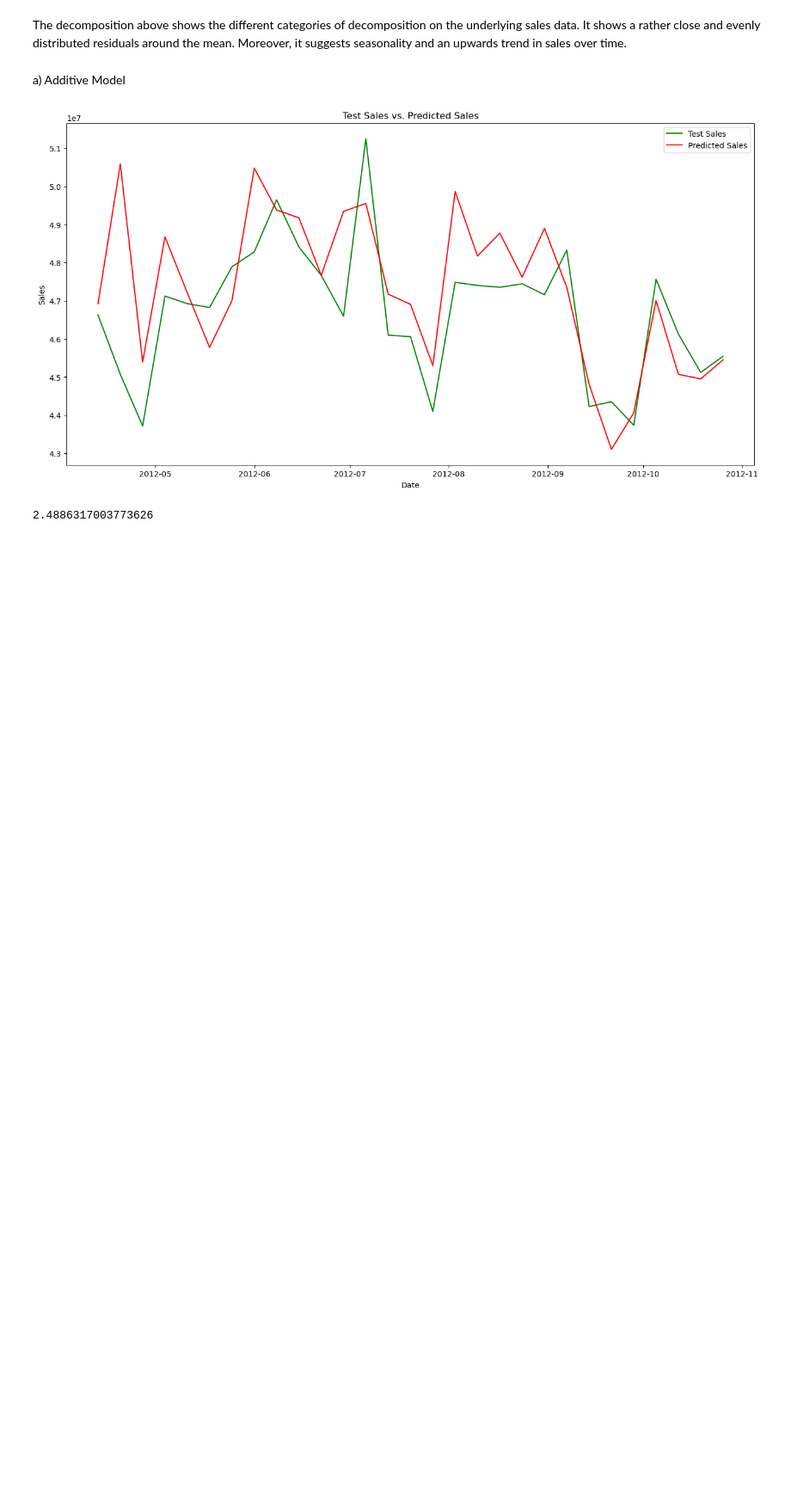
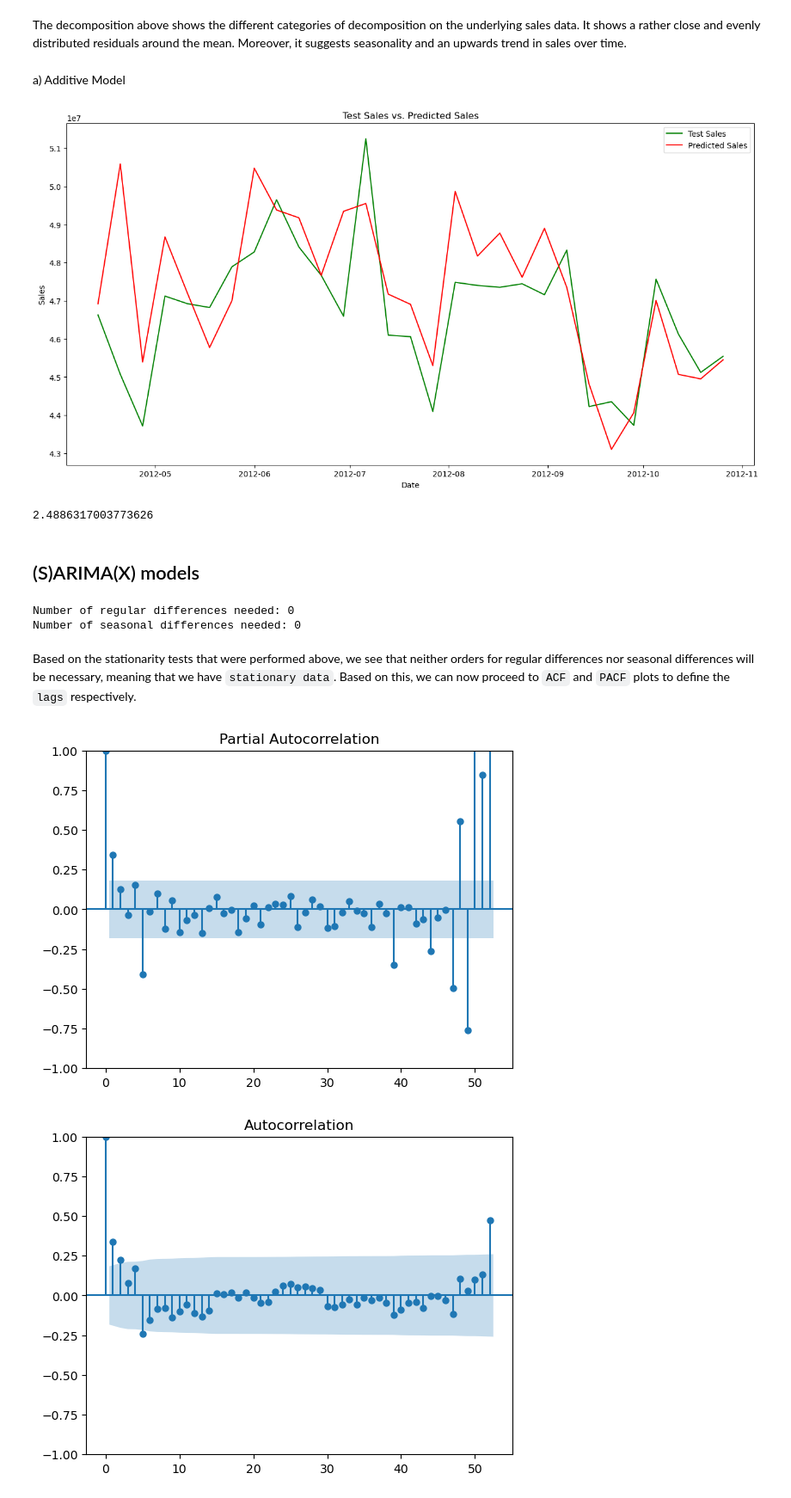
Before and after one commit to FelixRaph/Data-Science-Portfolio, a Jupyter notebook: Time_Series_Forecasting.ipynb, the cells around one changed output. Shown at 86% size. Saved outputs shown, nothing was run; the diff lists cells and outputs as text; code cells hidden in the pictures; blank space fills up the shorter version.

```diff
--- a/Time_Series_Forecasting.ipynb
+++ b/Time_Series_Forecasting.ipynb
@@ -387,3 +367,5 @@ mape_hw = mean_absolute_percentage_error(test_sales, HW_add_pred)*100
 mape_hw
 # %% [output]
 2.4886317003773626
+# %% [markdown]
+## (S)ARIMA(X) models
@@ -389,0 +379,26 @@ mape_hw
+# %%
+# explore stationarity of the data with ndiffs and nsdiffs to determine the number of regular and seasonal differences needed
+
+adf = ndiffs(train_sales, test='adf')
+pp = ndiffs(train_sales, test='pp')
+kpss = ndiffs(train_sales, test='kpss')
+
+sd52 = nsdiffs(train_sales, m=52)
+sd7= nsdiffs(train_sales, m=7)
+
+print("Number of regular differences needed:", max(adf, pp, kpss))
+print("Number of seasonal differences needed:", max(sd52, sd7))
+# %% [output]
+Number of regular differences needed: 0
+Number of seasonal differences needed: 0
+# %% [markdown]
+Based on the stationarity tests that were performed above, we see that neither orders for regular differences nor seasonal differences will be necessary, meaning that we have `stationary data`. Based on this, we can now proceed to `ACF` and `PACF` plots to define the `lags` respectively.
+# %%
+# plot ACF and PACF to determine the order of the ARIMA model
+
+plot_acf(train_sales, lags=52)
+
+plot_pacf(train_sales, lags=52)
+# %% [output]
+[figure, added]
+[figure, added]
```
Also changed, not shown: parts of 30 cells of this notebook.
